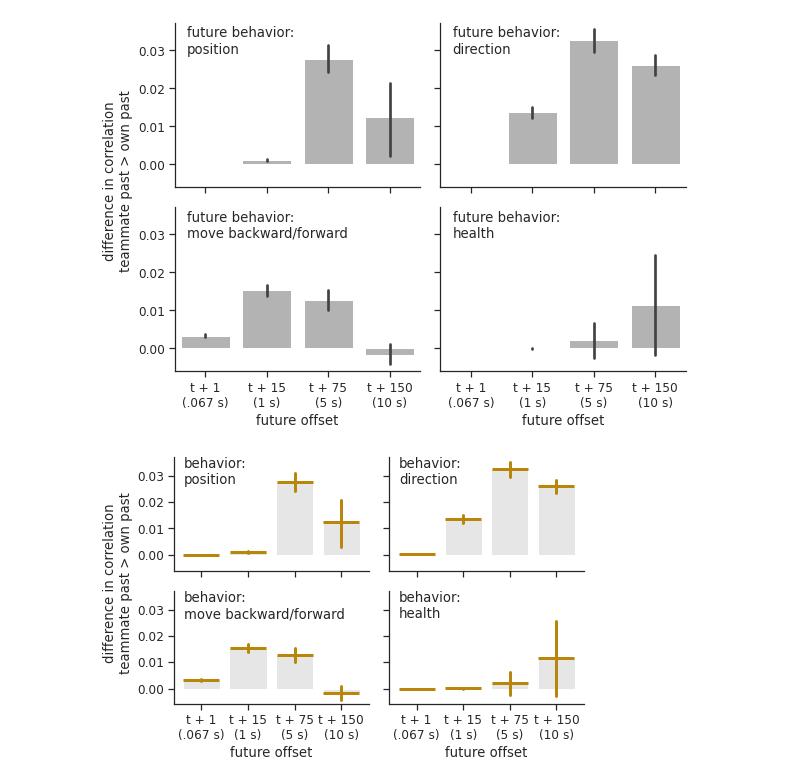
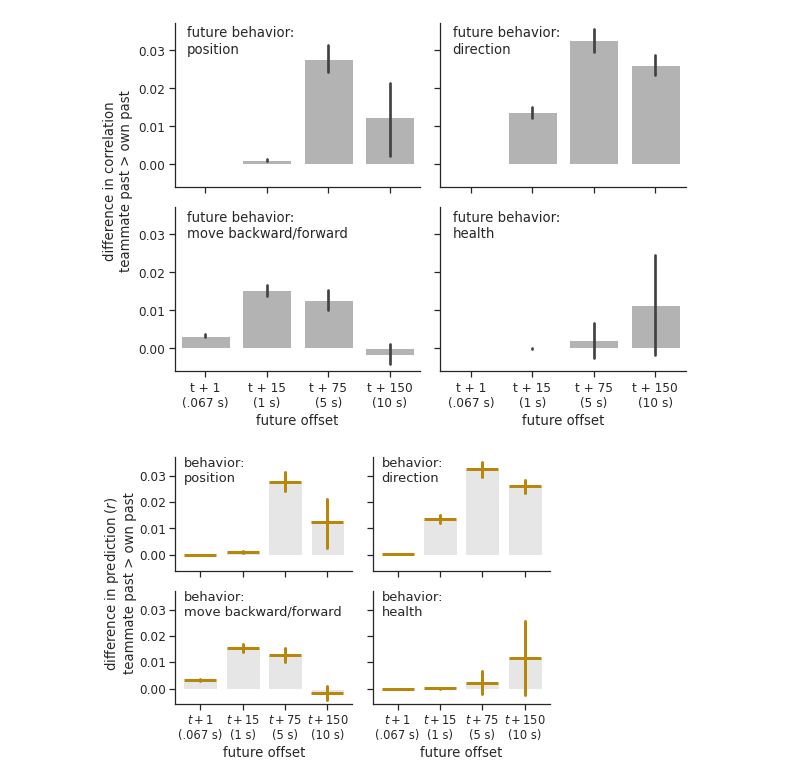
Before and after one commit to snastase/social-ctf, a Jupyter notebook: mediation_teammate.ipynb, the cells around one changed output. Cells and saved outputs as stored; diff of their text form; code cells hidden in the pictures.

```diff
--- a/mediation_teammate.ipynb
+++ b/mediation_teammate.ipynb
@@ -467,9 +385,10 @@ offsets = {1: 1/15, 15: 1, 75: 5, 150: 10}
 behaviors = (['move backward/forward'] * 4 +
              ['strafe left/right'] * 4)
 grouper = ['behavior', 'PC', 'test map', 'player', 'offset']
-offset_labels = ['t + 1\n(.067 s)', 't + 15\n(1 s)',
-                 't + 75\n(5 s)', 't + 150\n(10 s)']
+offset_labels = ['$\it{t}+1$\n(.067 s)', '$\it{t}+15$\n(1 s)',
+                 '$\it{t}+75$\n(5 s)', '$\it{t}+150$\n(10 s)']
 M_offset = 1
+bar_width = 1
 
 scores_dfs = []
 for offset in offsets:
@@ -496,6 +415,11 @@ for offset, behavior, ax in zip(list(offsets) * 2, behaviors, axs.ravel()):
                 data=scores_dfb[(scores_dfb['PC'] < 20) &
                                 (scores_dfb['offset'] == offset)],
                 color='.9', zorder=0, ax=ax1)
+    for patch in ax1.patches:
+        curr_width = patch.get_width()
+        diff_width = curr_width - bar_width
+        patch.set_width(bar_width)
+        patch.set_x(patch.get_x() + diff_width * .5)
     ax1.set(xlabel=None, ylabel=None, yticks=[])
     ax.axhline(total_score, c='.6', zorder=0)
     sns.pointplot(x='PC', y='direct score',
@@ -515,25 +439,26 @@ axs.ravel()[0].set_title(f'behavior: move backward/forward',
              ha='left', va='bottom', x=0.01, y=.97)
 axs.ravel()[4].set_title(f'behavior: strafe left/right',
              ha='left', va='bottom', x=0.01, y=.97)
-line = Line2D([0], [0], label='total\nprediction', color='.6')
+line = Line2D([0], [0], label='total\nprediction ($\it{r}$)', color='.6')
 l1 = axs.ravel()[3].legend(handles=[line], loc='upper right',
-                           frameon=False, handletextpad=-2.3,
+                           frameon=False, handletextpad=-3.8,
                            bbox_to_anchor=(1, 1.18))
-l1.texts[0].set(multialignment='right', y=-8.5)
+l1.texts[0].set(multialignment='right', y=-10)
 l2 = axs.ravel()[7].legend(handles=[line], loc='upper right',
-                           frameon=False, handletextpad=-2.3,
+                           frameon=False, handletextpad=-3.8,
                            bbox_to_anchor=(1, 1.18))
-l2.texts[0].set(multialignment='right', y=-8.5)
+l2.texts[0].set(multialignment='right', y=-10)
 
 for c, o in enumerate(offset_labels):
     axs[1, c].set(xlabel=o)
+axs[1, 0].text(-3.5, -.0075, 'PC:')
 twinaxs[3].set(yticks=[0, .2, .4, .6])
 twinaxs[3].tick_params(axis='y', colors='.65')
 twinaxs[7].set(yticks=[0, .2, .4, .6])
 twinaxs[7].tick_params(axis='y', colors='.65')
-fig.text(1, 0.4, 'LSTM prediction', c='.65',
+fig.text(1, 0.4, 'LSTM prediction ($\it{r}$)', c='.65',
          ha='center', rotation=270)
-fig.text(0, 0.43, 'direct prediction',
+fig.text(0, 0.43, 'direct prediction ($\it{r}$)',
          ha='center', rotation='vertical')
 sns.despine()
 plt.tight_layout()
@@ -710,39 +635,39 @@ scores_df = pd.read_csv(f'results/causal-behav_matchup-{matchup_id}_results.csv'
 
 scores_df['difference'] = scores_df['causal score'] - scores_df['autoregressive score']
 behavior = 'health'
-offset_labels = ['t + 1\n(.067 s)', 't + 15\n(1 s)',
-                 't + 75\n(5 s)', 't + 150\n(10 s)']
+offset_labels = ['$\it{t}+1$\n(.067 s)', '$\it{t}+15$\n(1 s)',
+                 '$\it{t}+75$\n(5 s)', '$\it{t}+150$\n(10 s)']
 
 behav_df = scores_df[(scores_df['behavior'] == 'position') |
                      (scores_df['behavior'] == 'direction') |
                      (scores_df['behavior'] == 'move backward/forward') |
                      (scores_df['behavior'] == 'health')]
 
 behav_labels = ['position', 'direction', 'move backward/forward', 'health']
 
 sns.set(style='ticks', font_scale=1.1)
-fig, axs = plt.subplots(2, 2, figsize=(6.6, 4.6), sharex=True, sharey=True)
+fig, axs = plt.subplots(2, 2, figsize=(6.1, 4.6), sharex=True, sharey=True)
 for ax, l in zip(axs.ravel(), behav_labels):
     sns.barplot(x='offset', y='difference', color='.9', zorder=0,
                 data=scores_df[scores_df['behavior'] == l], ax=ax,
                 errcolor='darkgoldenrod', errwidth=3, saturation=100)
     means = scores_df[scores_df['behavior'] == l].groupby(
         'offset').mean()['difference'].values
     ax.scatter(np.arange(4), means, marker='_',
-               c='darkgoldenrod', s=1250, linewidth=3)
+               c='darkgoldenrod', s=1000, linewidth=3)
     ax.set(xlabel=None, ylabel=None, ylim=(-.006, .037))
-    ax.set_title(f'behavior:\n{l}',
+    ax.set_title(f'behavior:\n{l}', fontsize=13,
                  ha='left', va='top', x=.05, y=.95)
     ax.set_xticks([0, 1, 2, 3])
-    ax.set_xticklabels(offset_labels)
+    ax.set_xticklabels(offset_labels, fontsize=11.5)
 
 axs[1, 0].set(xlabel='future offset', yticks=[0, .01, .02, .03])
 axs[1, 1].set(xlabel='future offset', yticks=[0, .01, .02, .03])
-fig.text(-.01, 0.31, ('difference in correlation\n' +
-                     f'teammate past > own past'),
+fig.text(-.01, 0.31, ('difference in prediction ($\it{r}$)\n' +
+                      'teammate past > own past'),
          ha='center', rotation='vertical')
 plt.tight_layout()
 sns.despine()
 plt.savefig(f'figures/causal-behav_data-v1_bar.svg', dpi=300, bbox_inches='tight', transparent=True)
 # %% [output]
-[figure, old version]
+[figure, new version]
```
Also changed, not shown: parts of 6 cells of this notebook, 2 other files.
